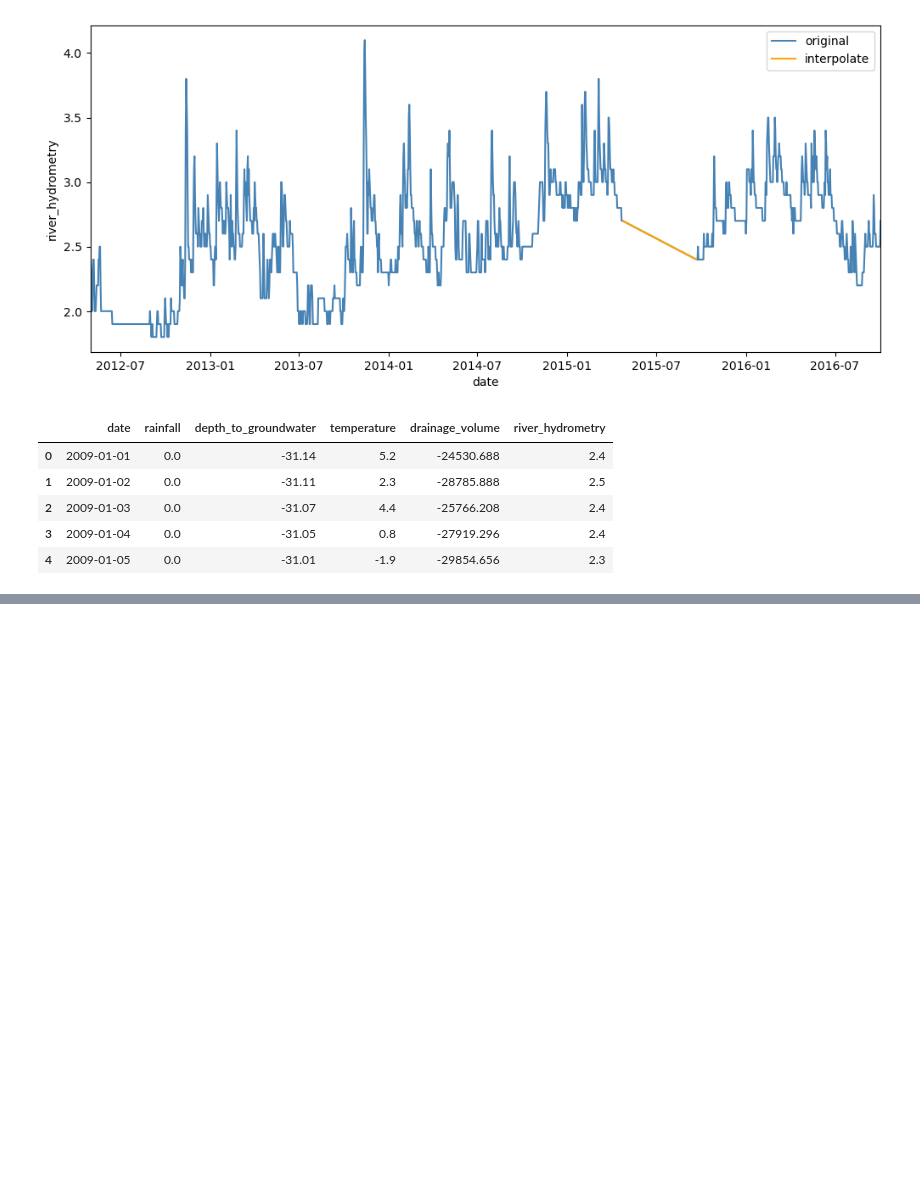
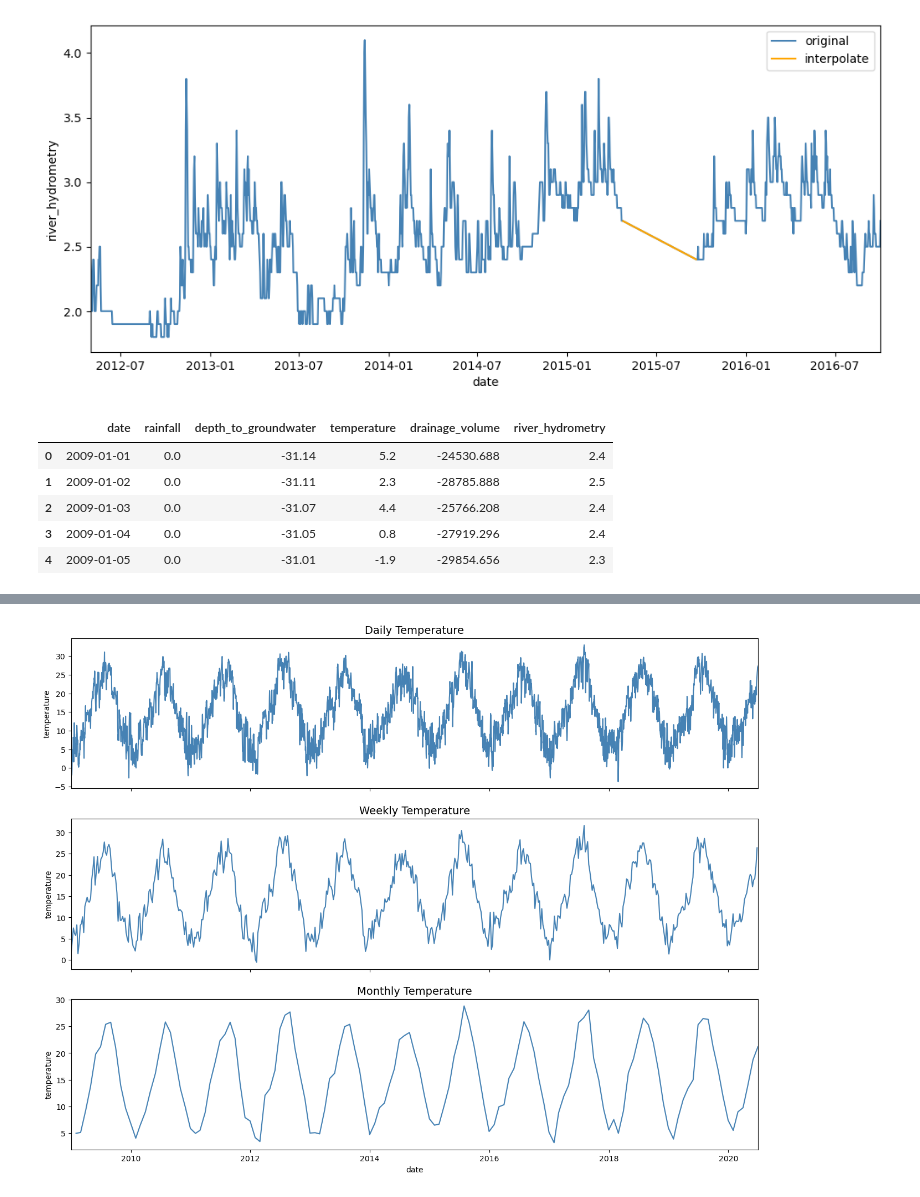
Before and after one commit to S3tuit/jup_lab, a Jupyter notebook: petrignano.ipynb, the cells around one changed output, grey strips where cells are left out. Cells and saved outputs as stored; diff of their text form; code cells hidden in the pictures; blank space fills up the shorter version.

```diff
--- a/petrignano.ipynb
+++ b/petrignano.ipynb
@@ -119,0 +126,19 @@ df.head()
+# %%
+fig, ax = plt.subplots(ncols=1, nrows=3, sharex=True, figsize=(16,12))
+
+sns.lineplot(x=df['date'], y=df['temperature'], color='steelblue', ax=ax[0])
+ax[0].set_title('Daily Temperature', fontsize=14)
+
+weekly_temp = df[['date','temperature']].resample('7D', on='date').mean().reset_index(drop=False)
+sns.lineplot(x=weekly_temp['date'], y=weekly_temp['temperature'], color='steelblue', ax=ax[1])
+ax[1].set_title('Weekly Temperature', fontsize=14)
+
+monthly_temp = df[['date','temperature']].resample('1M', on='date').mean().reset_index(drop=False)
+sns.lineplot(x=monthly_temp['date'], y=monthly_temp['temperature'], color='steelblue', ax=ax[2])
+ax[2].set_title('Monthly Temperature', fontsize=14)
+
+for i in range(3):
+    ax[i].set_xlim([date(2009, 1, 1), date(2020, 6, 30)])
+plt.show()
+# %% [output]
+[figure, added]
```
Also changed, not shown: parts of 15 cells of this notebook.
